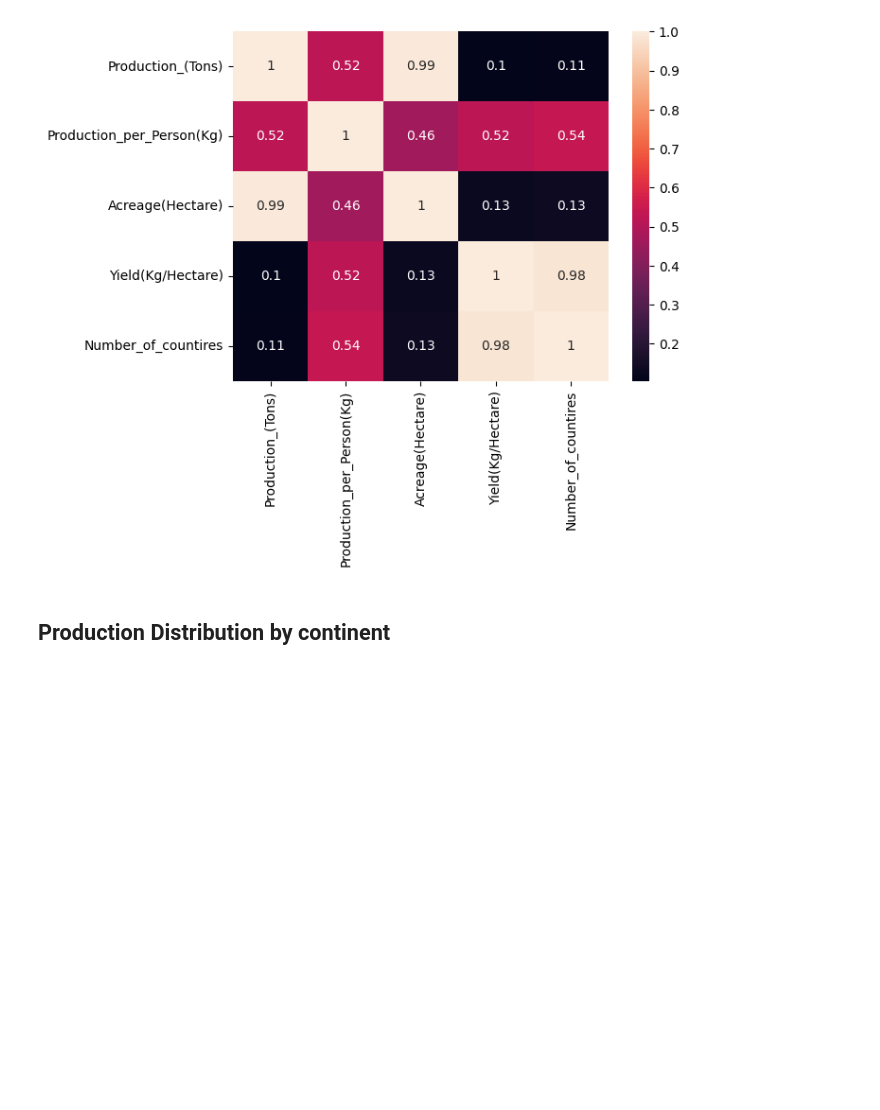
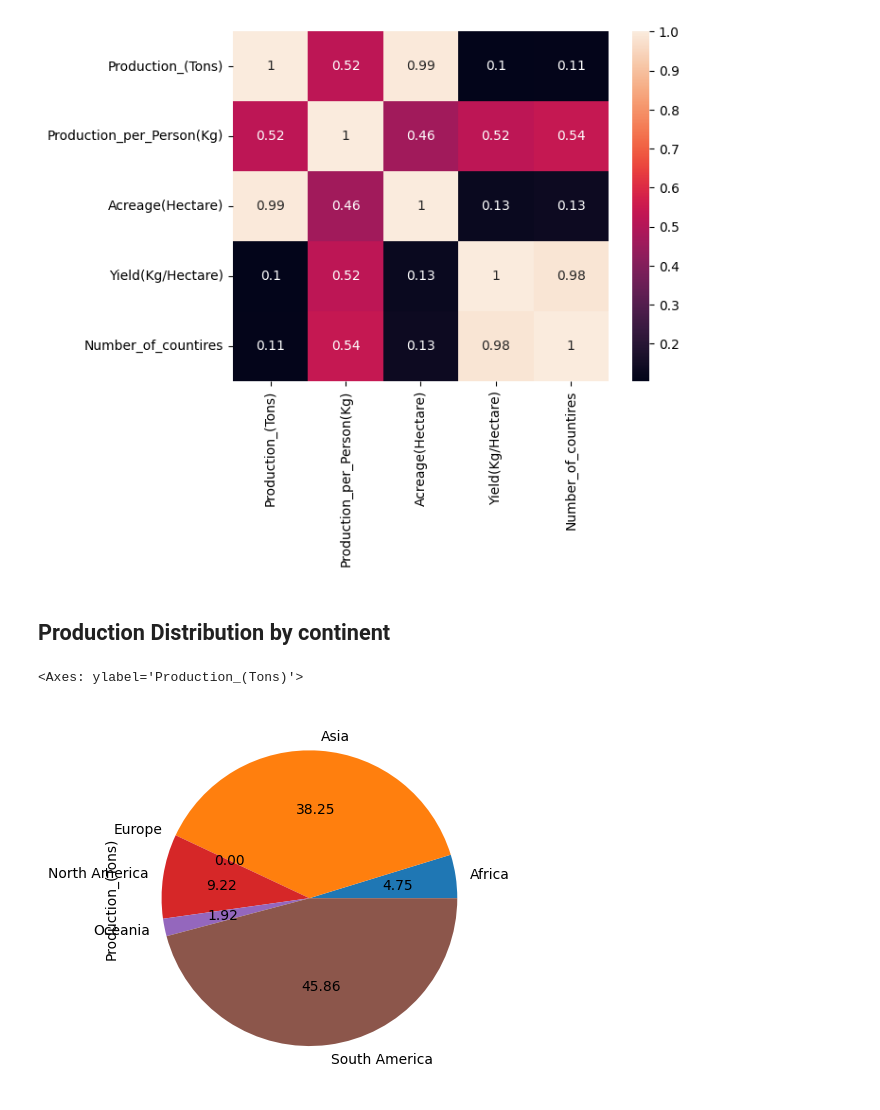
Before and after one commit to Bikash61/Data-Analyst-Projects-, a Jupyter notebook: SUGARCANE PRODUCTION PROJECT/Data.ipynb, the cells around one changed output. Cells and saved outputs as stored; diff of their text form; code cells hidden in the pictures; blank space fills up the shorter version.

```diff
--- a/SUGARCANE PRODUCTION PROJECT/Data.ipynb
+++ b/SUGARCANE PRODUCTION PROJECT/Data.ipynb
@@ -398,4 +398,7 @@ sns.heatmap(data = numeric_df.corr(),annot=True)
 # %% [markdown]
 ## Production Distribution by continent
 # %%
-df_continent('Production(Tons').plot(kind = 'pie',au)
+df_continent['Production_(Tons)'].plot(kind = 'pie',autopct = '%.2f')
+# %% [output]
+<Axes: ylabel='Production_(Tons)'>
+[figure, added]
```
Also changed, not shown: 2 other files.
